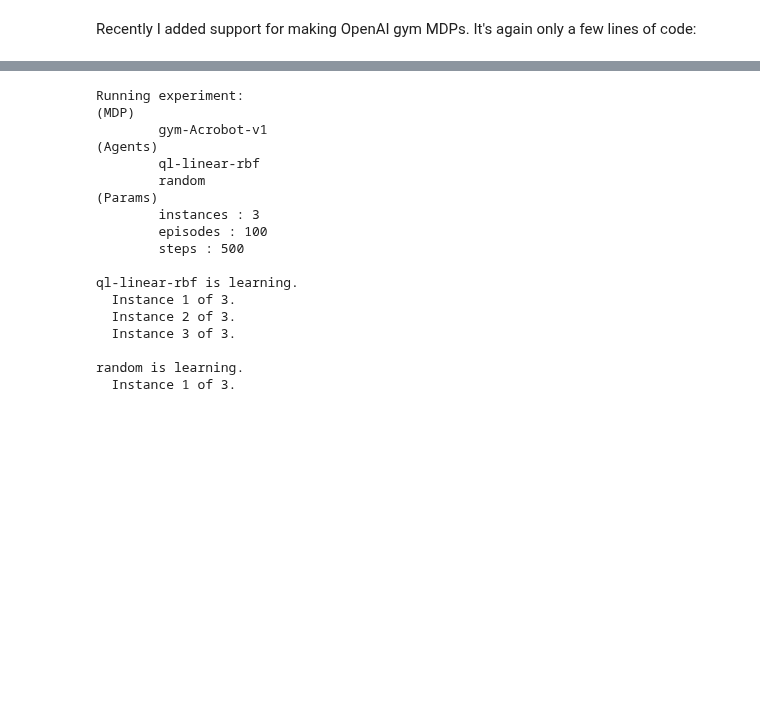
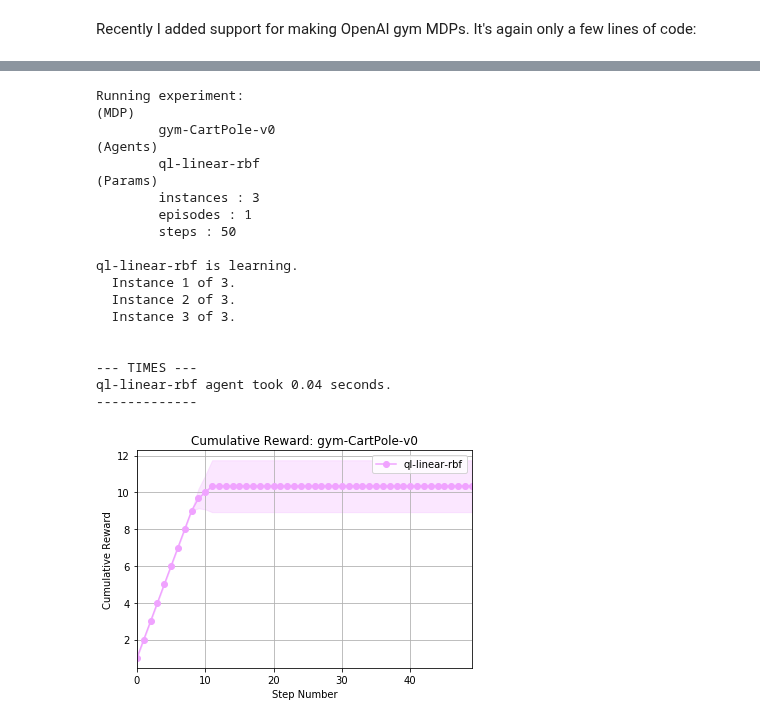
Before and after one commit to david-abel/simple_rl, a Jupyter notebook: examples/examples_overview.ipynb, the cells around one changed output, grey strips where cells are left out. Drawn from its saved outputs; the diff is of its cells as text; code cells hidden in the pictures; blank space fills up the shorter version.

```diff
--- a/examples/examples_overview.ipynb
+++ b/examples/examples_overview.ipynb
@@ -213,12 +213,11 @@ from simple_rl.agents import LinearQLearnerAgent, RandomAgent
 from simple_rl.run_experiments import run_agents_on_mdp
 
 # Gym MDP.
-gym_mdp = GymMDP(env_name='Acrobot-v1', render=False) # If render is true, visualizes interactions.
+gym_mdp = GymMDP(env_name='CartPole-v0', render=False) # If render is true, visualizes interactions.
 num_feats = gym_mdp.get_num_state_feats()
 
 # Setup agents and run.
-lin_agent = LinearQLearnerAgent(gym_mdp.get_actions(), num_features=num_feats, alpha=0.2, epsilon=0.4, rbf=True, anneal=True)
-rand_agent = RandomAgent(gym_mdp.get_actions())
+lin_agent = LinearQLearnerAgent(gym_mdp.get_actions(), num_features=num_feats, alpha=0.2, epsilon=0.4, rbf=True)
 
-run_agents_on_mdp([lin_agent, rand_agent], gym_mdp, instances=3, episodes=100, steps=500)
+run_agents_on_mdp([lin_agent], gym_mdp, instances=3, episodes=1, steps=50)
 # %% [output]
@@ -226,18 +225,20 @@ run_agents_on_mdp([lin_agent, rand_agent], gym_mdp, instances=3, episodes=100, s
 Running experiment:
 (MDP)
-        gym-Acrobot-v1
+        gym-CartPole-v0
 (Agents)
         ql-linear-rbf
-        random
 (Params)
         instances : 3
-        episodes : 100
-        steps : 500
+        episodes : 1
+        steps : 50
 
 ql-linear-rbf is learning.
   Instance 1 of 3.
   Instance 2 of 3.
   Instance 3 of 3.
 
-random is learning.
-  Instance 1 of 3.
+
+--- TIMES ---
+ql-linear-rbf agent took 0.04 seconds.
+-------------
+[figure, added]
```
Also changed, not shown: parts of 1 cell of this notebook.
